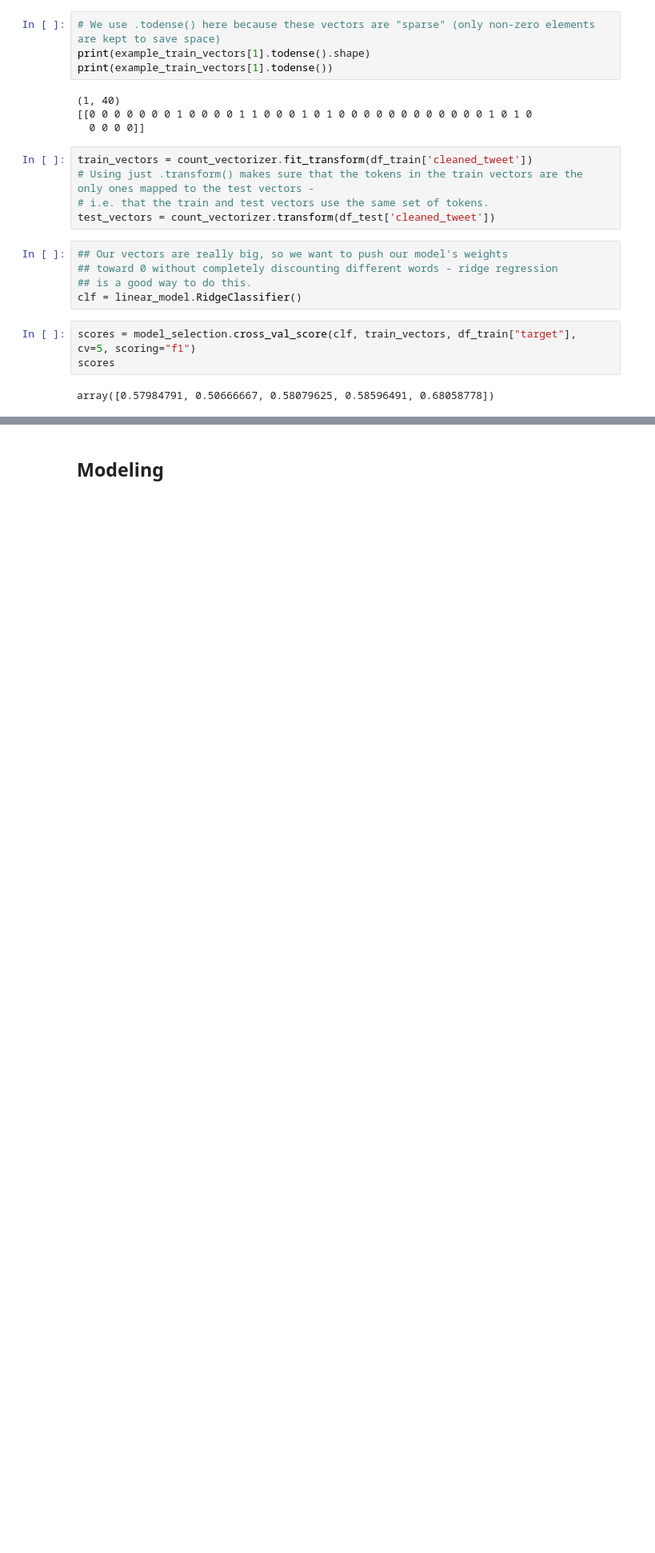
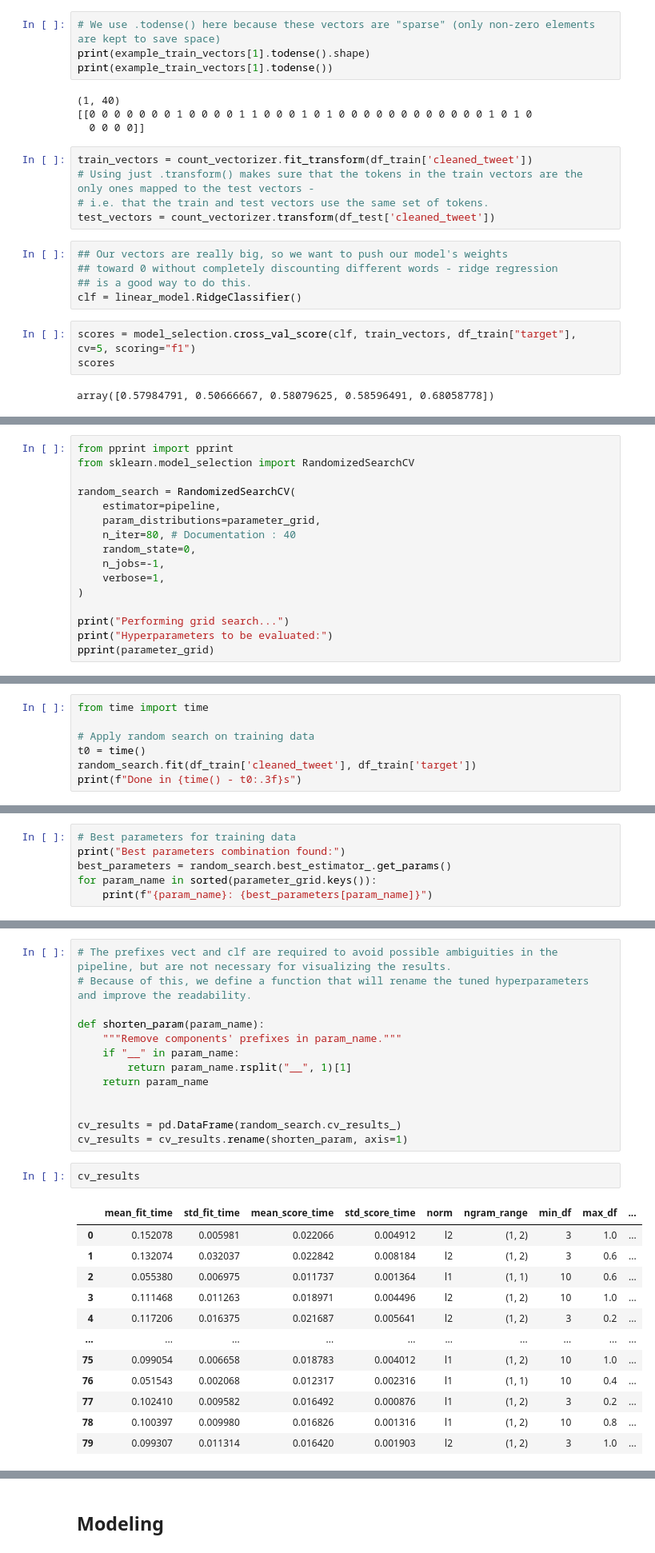
Before and after one commit to IvanLiuTW/code, a Jupyter notebook: rnn_tweet.ipynb, the cells around one changed output, grey strips where cells are left out. Shown at 80% size. Cells and saved outputs as stored; diff of their text form; blank space fills up the shorter version.

```diff
--- a/rnn_tweet.ipynb
+++ b/rnn_tweet.ipynb
@@ -367,0 +396,16 @@ array([0.57984791, 0.50666667, 0.58079625, 0.58596491, 0.68058778])
+# %%
+from pprint import pprint
+from sklearn.model_selection import RandomizedSearchCV
+
+random_search = RandomizedSearchCV(
+    estimator=pipeline,
+    param_distributions=parameter_grid,
+    n_iter=80, # Documentation : 40
+    random_state=0,
+    n_jobs=-1,
+    verbose=1,
+)
+
+print("Performing grid search...")
+print("Hyperparameters to be evaluated:")
+pprint(parameter_grid)
@@ -367,0 +421,7 @@ array([0.57984791, 0.50666667, 0.58079625, 0.58596491, 0.68058778])
+# %%
+from time import time
+
+# Apply random search on training data
+t0 = time()
+random_search.fit(df_train['cleaned_tweet'], df_train['target'])
+print(f"Done in {time() - t0:.3f}s")
@@ -367,0 +431,6 @@ array([0.57984791, 0.50666667, 0.58079625, 0.58596491, 0.68058778])
+# %%
+# Best parameters for training data
+print("Best parameters combination found:")
+best_parameters = random_search.best_estimator_.get_params()
+for param_name in sorted(parameter_grid.keys()):
+    print(f"{param_name}: {best_parameters[param_name]}")
@@ -367,0 +455,28 @@ array([0.57984791, 0.50666667, 0.58079625, 0.58596491, 0.68058778])
+# %%
+# The prefixes vect and clf are required to avoid possible ambiguities in the pipeline, but are not necessary for visualizing the results.
+# Because of this, we define a function that will rename the tuned hyperparameters and improve the readability.
+
+def shorten_param(param_name):
+    """Remove components' prefixes in param_name."""
+    if "__" in param_name:
+        return param_name.rsplit("__", 1)[1]
+    return param_name
+
+
+cv_results = pd.DataFrame(random_search.cv_results_)
+cv_results = cv_results.rename(shorten_param, axis=1)
+# %%
+cv_results
+# %% [output]
+|  | mean_fit_time | std_fit_time | mean_score_time | std_score_time | norm | ngram_range | min_df | max_df | ... |
+| 0 | 0.152078 | 0.005981 | 0.022066 | 0.004912 | l2 | (1, 2) | 3 | 1.0 | ... |
+| 1 | 0.132074 | 0.032037 | 0.022842 | 0.008184 | l2 | (1, 2) | 3 | 0.6 | ... |
+| 2 | 0.055380 | 0.006975 | 0.011737 | 0.001364 | l1 | (1, 1) | 10 | 0.6 | ... |
+| 3 | 0.111468 | 0.011263 | 0.018971 | 0.004496 | l2 | (1, 2) | 10 | 1.0 | ... |
+| 4 | 0.117206 | 0.016375 | 0.021687 | 0.005641 | l2 | (1, 2) | 3 | 0.2 | ... |
+| ... | ... | ... | ... | ... | ... | ... | ... | ... | ... |
+| 75 | 0.099054 | 0.006658 | 0.018783 | 0.004012 | l1 | (1, 2) | 10 | 1.0 | ... |
+| 76 | 0.051543 | 0.002068 | 0.012317 | 0.002316 | l1 | (1, 1) | 10 | 0.4 | ... |
+| 77 | 0.102410 | 0.009582 | 0.016492 | 0.000876 | l1 | (1, 2) | 3 | 0.2 | ... |
+| 78 | 0.100397 | 0.009980 | 0.016826 | 0.001316 | l1 | (1, 2) | 10 | 0.8 | ... |
+| 79 | 0.099307 | 0.011314 | 0.016420 | 0.001903 | l2 | (1, 2) | 3 | 1.0 | ... |
```
Also changed, not shown: parts of 22 cells of this notebook.
